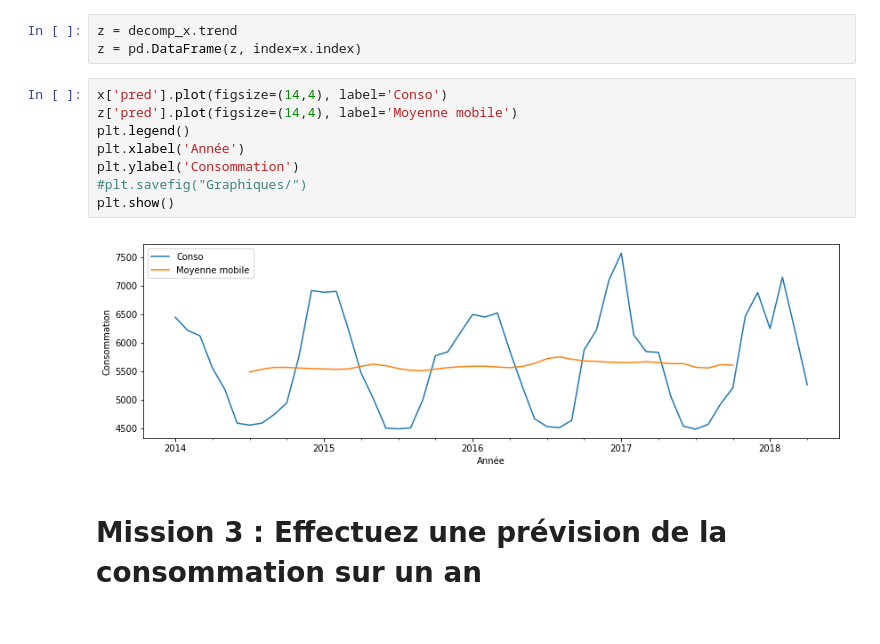
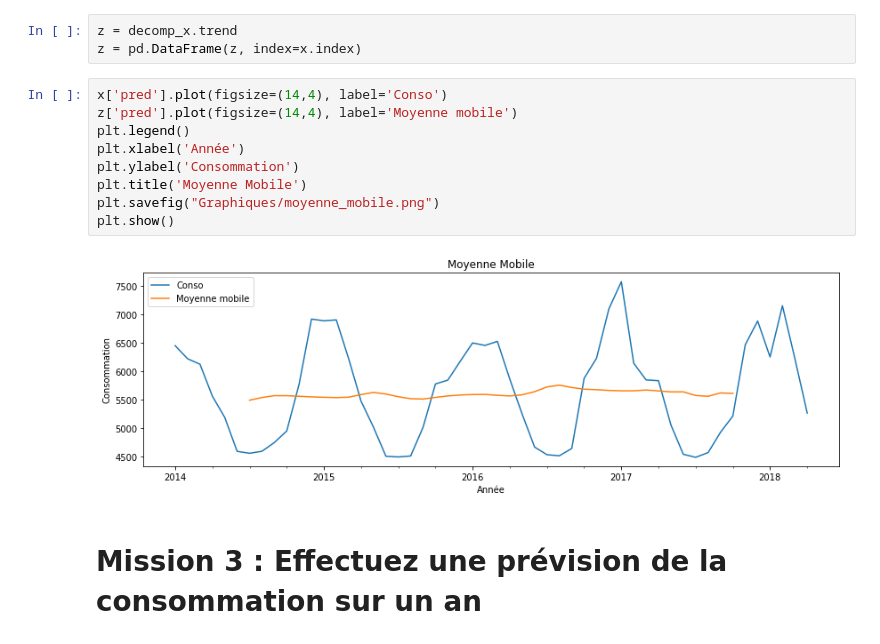
Before and after one commit to Julien-paulet/Projet_8, a Jupyter notebook: Prédisez la demande en electricite.ipynb, the cells around one changed output. Cells and saved outputs as stored; diff of their text form.

```diff
--- a/Prédisez la demande en electricite.ipynb
+++ b/Prédisez la demande en electricite.ipynb
@@ -208,13 +213,14 @@ z = pd.DataFrame(z, index=x.index)
 # %%
 x['pred'].plot(figsize=(14,4), label='Conso')
 z['pred'].plot(figsize=(14,4), label='Moyenne mobile')
 plt.legend()
 plt.xlabel('Année')
 plt.ylabel('Consommation')
-#plt.savefig("Graphiques/")
+plt.title('Moyenne Mobile')
+plt.savefig("Graphiques/moyenne_mobile.png")
 plt.show()
 # %% [output]
-[figure, old version]
+[figure, new version]
 # %% [markdown]
 # Mission 3 : Effectuez une prévision de la consommation sur un an
 # %% [markdown]
```
Also changed, not shown: parts of 43 cells of this notebook, 11 other files.
